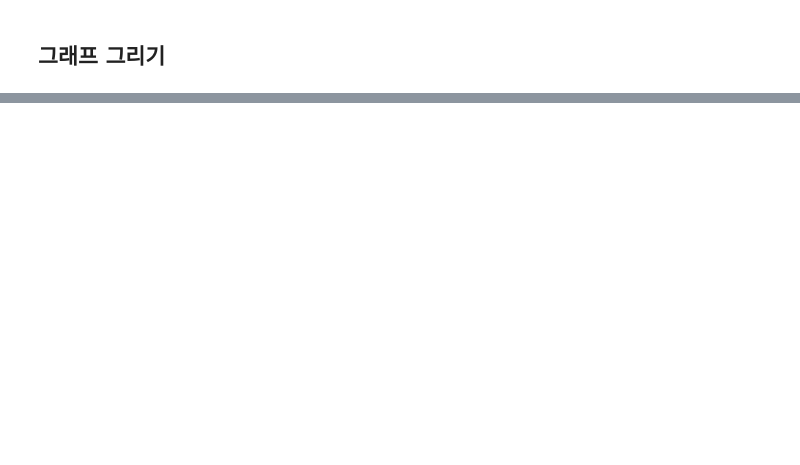
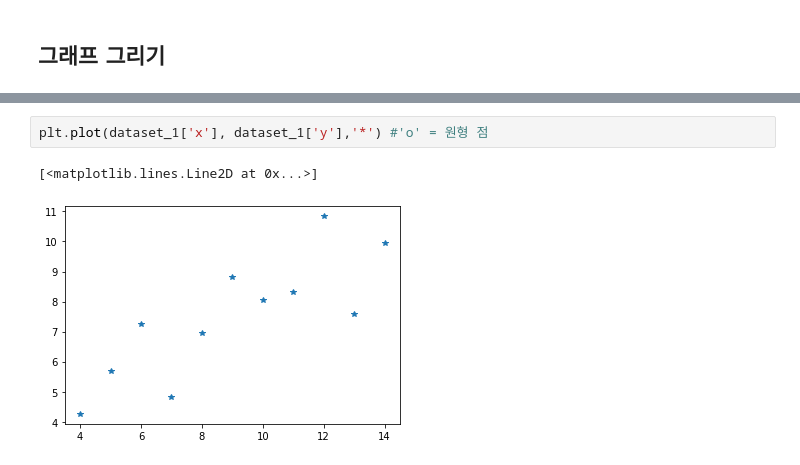
Before and after one commit to hk918216/Pandas, a Jupyter notebook: 03_그래프 그리기.ipynb, the cells around one changed output, grey strips where cells are left out. Drawn from its saved outputs; the diff is of its cells as text; blank space fills up the shorter version.

```diff
--- a/03_그래프 그리기.ipynb
+++ b/03_그래프 그리기.ipynb
@@ -23,0 +52,5 @@ ImportError: DLL load failed while importing _arpack: 지정된 프로시저를
+# %%
+plt.plot(dataset_1['x'], dataset_1['y'],'*') #'o' = 원형 점
+# %% [output]
+[<matplotlib.lines.Line2D at 0x...>]
+[figure, added]
```
Also changed, not shown: parts of 6 cells of this notebook.
